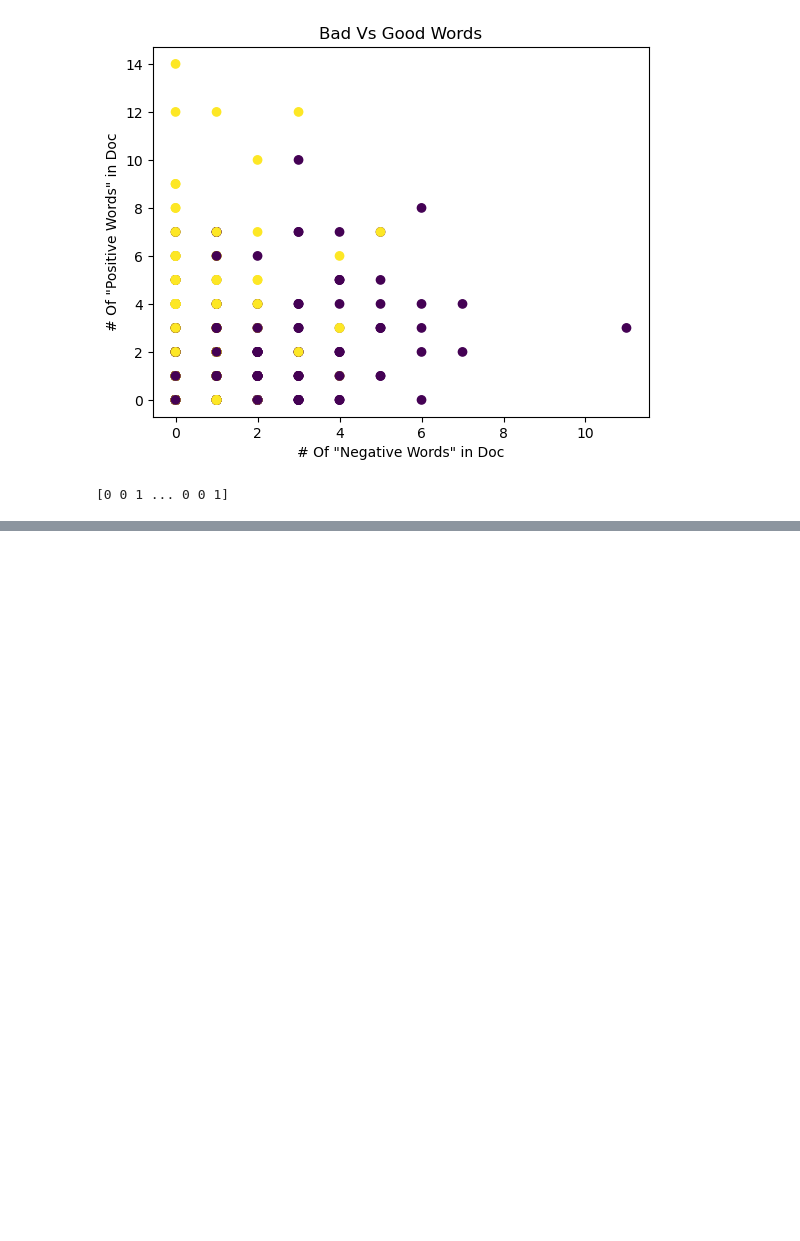
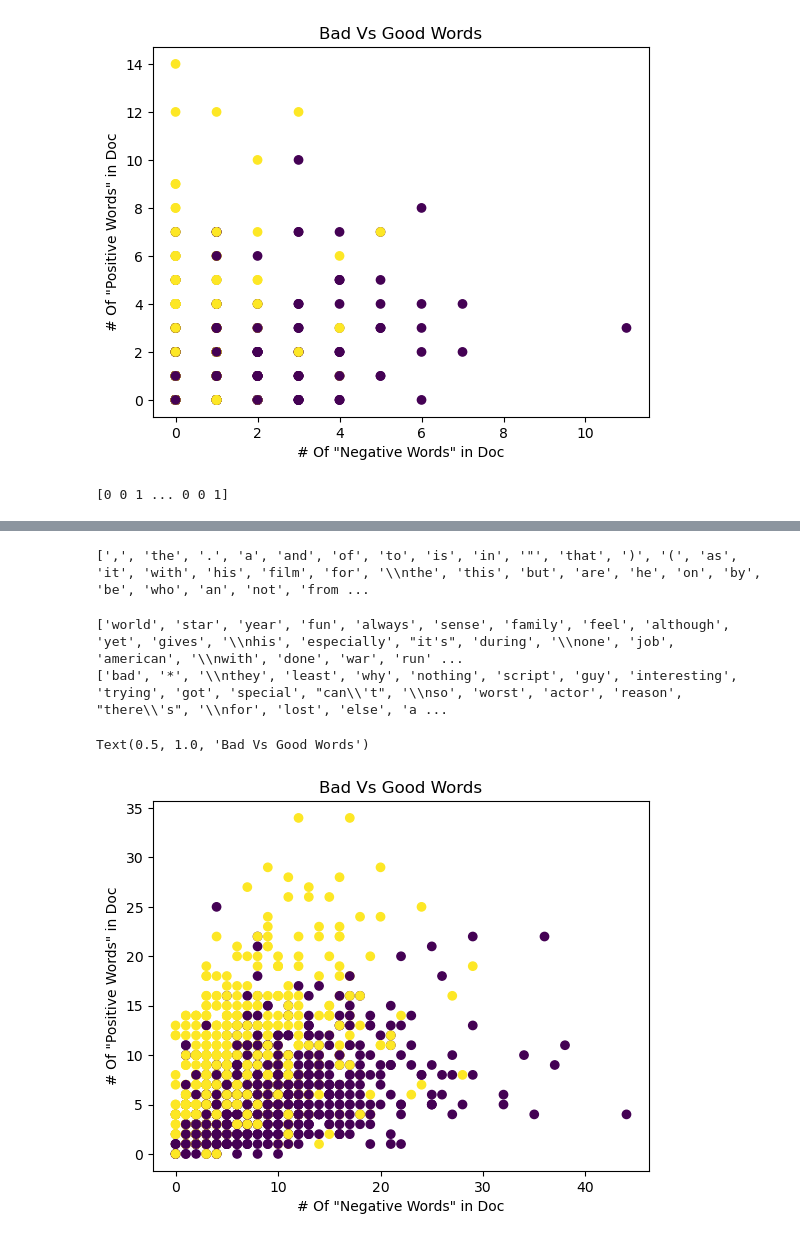
Before and after one commit to WilliamFarland/DS501-Project3, a Jupyter notebook: GroupProject3.ipynb, the cells around one changed output, grey strips where cells are left out. Saved outputs shown, nothing was run; the diff lists cells and outputs as text; code cells hidden in the pictures; blank space fills up the shorter version.

```diff
--- a/GroupProject3.ipynb
+++ b/GroupProject3.ipynb
@@ -467,0 +508,61 @@ print(y_train)
+# %%
+postive_words = [words[0] for words in positive_sorted_freq]
+negative_words = [words[0] for words in negative_sorted_freq]
+print(postive_words)
+# %% [output]
+[',', 'the', '.', 'a', 'and', 'of', 'to', 'is', 'in', '"', 'that', ')', '(', 'as', 'it', 'with', 'his', 'film', 'for', '\\nthe', 'this', 'but', 'are', 'he', 'on', 'by', 'be', 'who', 'an', 'not', 'from ...
+# %%
+postive_unique = []
+negative_unique = []
+threshold = 30
+for count, words in enumerate(postive_words):
+    if words not in negative_words[0:count+100]:
+        postive_unique.append(words)
+    if len(postive_unique) > threshold:
+        break
+for count, words in enumerate(negative_words):
+    if words not in postive_words[0:count+100]:
+        negative_unique.append(words)
+    if len(negative_unique) > threshold:
+        break
+
+print(postive_unique)
+print(negative_unique)
+# %% [output]
+['world', 'star', 'year', 'fun', 'always', 'sense', 'family', 'feel', 'although', 'yet', 'gives', '\\nhis', 'especially', "it's", 'during', '\\none', 'job', 'american', '\\nwith', 'done', 'war', 'run' ...
+['bad', '*', '\\nthey', 'least', 'why', 'nothing', 'script', 'guy', 'interesting', 'trying', 'got', 'special', "can\\'t", '\\nso', 'worst', 'actor', 'reason', "there\\'s", '\\nfor', 'lost', 'else', 'a ...
+# %%
+import matplotlib.pyplot as plt
+import numpy as np
+
+negative_words = negative_unique
+positive_words = postive_unique
+
+count_negative = []
+count_positive = []
+
+for count, docs in enumerate(docs_train):
+
+    number_of_negative = 0
+    number_of_positive = 0
+
+    for words in str(docs).split(' '):
+        if words in positive_words:
+            number_of_positive += 1
+        if words in negative_words:
+            number_of_negative += 1
+
+
+    count_negative.append(number_of_negative)
+    count_positive.append(number_of_positive)
+
+x_test = np.column_stack((count_positive, count_negative))
+
+
+plt.scatter(count_negative, count_positive, c=y_train)
+plt.xlabel('# Of "Negative Words" in Doc')
+plt.ylabel('# Of "Positive Words" in Doc')
+plt.title('Bad Vs Good Words')
+# %% [output]
+Text(0.5, 1.0, 'Bad Vs Good Words')
+[figure, added]
```
Also changed, not shown: parts of 3 cells of this notebook.
